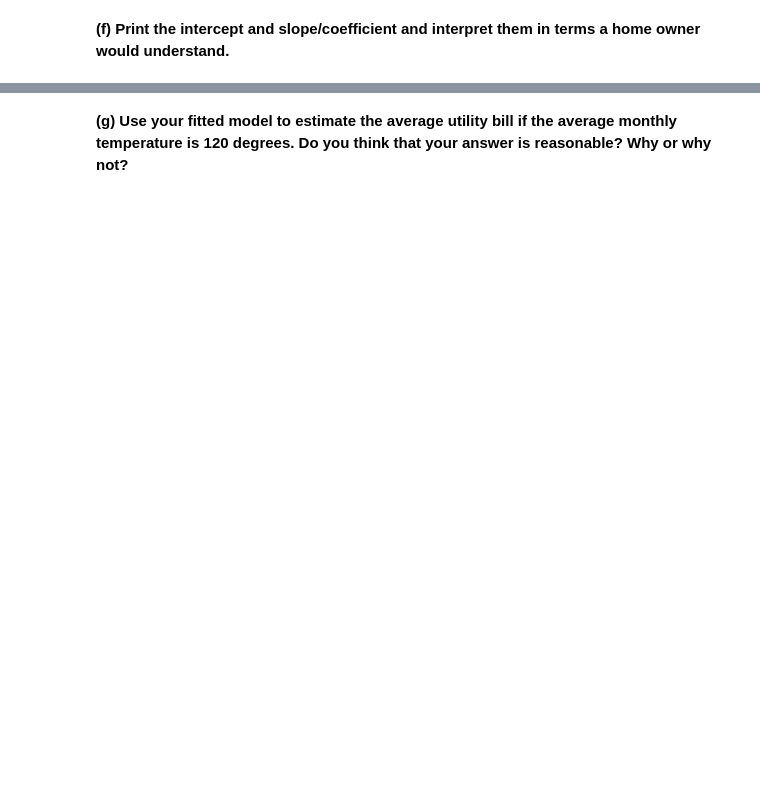
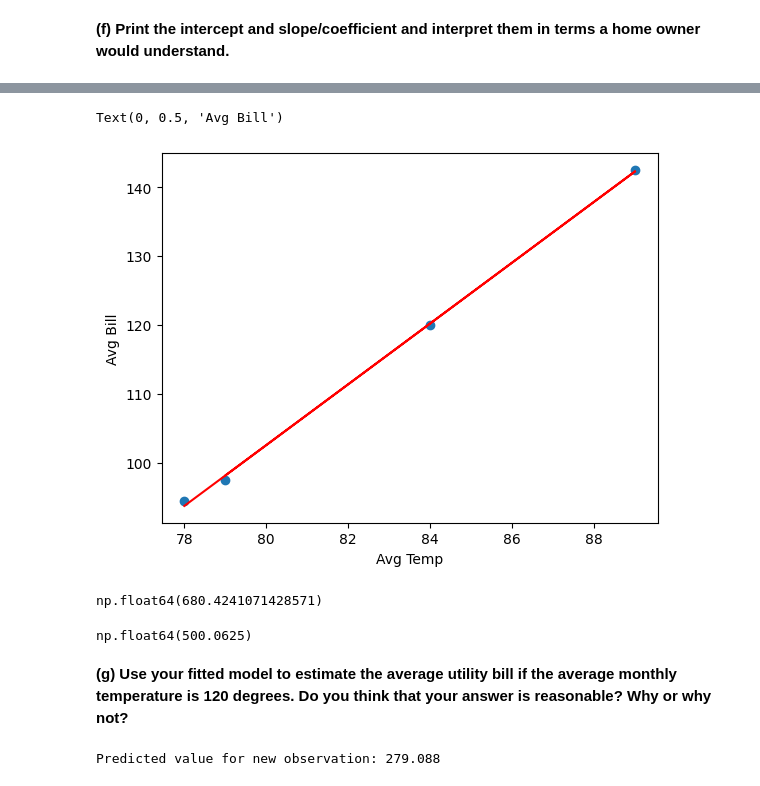
Before and after one commit to nilslengelsen117/ds-linear-regression, a Jupyter notebook: 3_Simple_Linear_Regression_Exercise.ipynb, the cells around one changed output, grey strips where cells are left out. Drawn from its saved outputs; the diff is of its cells as text; code cells hidden in the pictures; blank space fills up the shorter version.

```diff
--- a/3_Simple_Linear_Regression_Exercise.ipynb
+++ b/3_Simple_Linear_Regression_Exercise.ipynb
@@ -37,0 +136,12 @@ The file `utils.csv` in your data folder contains information about the average
+# %%
+# Instantiate our model
+lin_reg_hot = LinearRegression()
+
+# Train the model using our data
+lin_reg_hot.fit(x_hot, y_hot)
+
+# Intercept and slope/coefficient can be accessed via .intercept_ and .coef_
+intercept = lin_reg_hot.intercept_
+slope = lin_reg_hot.coef_[0]
+print("Model intercept:", intercept)
+print("Coefficient for feature temperature:", slope)
@@ -42,2 +195,30 @@ The file `utils.csv` in your data folder contains information about the average
+# %%
+import matplotlib.pyplot as plt
+
+plt.scatter(x_hot, y_hot)
+plt.plot(x_hot, lin_reg_hot.predict(x_hot), color='red')
+plt.xlabel("Avg Temp")
+plt.ylabel("Avg Bill")
+# %% [output]
+Text(0, 0.5, 'Avg Bill')
+[figure, added]
+# %%
+len(X_cold)
+y_cold.var()
+# %% [output]
+np.float64(680.4241071428571)
+# %%
+len(X_cold)
+y_hot.var()
+# %% [output]
+np.float64(500.0625)
 # %% [markdown]
 **(g) Use your fitted model to estimate the average utility bill if the average monthly temperature is 120 degrees. Do you think that your answer is reasonable? Why or why not?**
+# %%
+# Make a prediction of bill amount for 120° F
+lin_reg_hot_120 = pd.DataFrame({'avg_temp': [120]})
+y_hat_new = lin_reg_hot.predict(lin_reg_hot_120)
+
+print("Predicted value for new observation:", y_hat_new[0].round(3))
+# %% [output]
+Predicted value for new observation: 279.088
```
Also changed, not shown: parts of 15 cells of this notebook.
